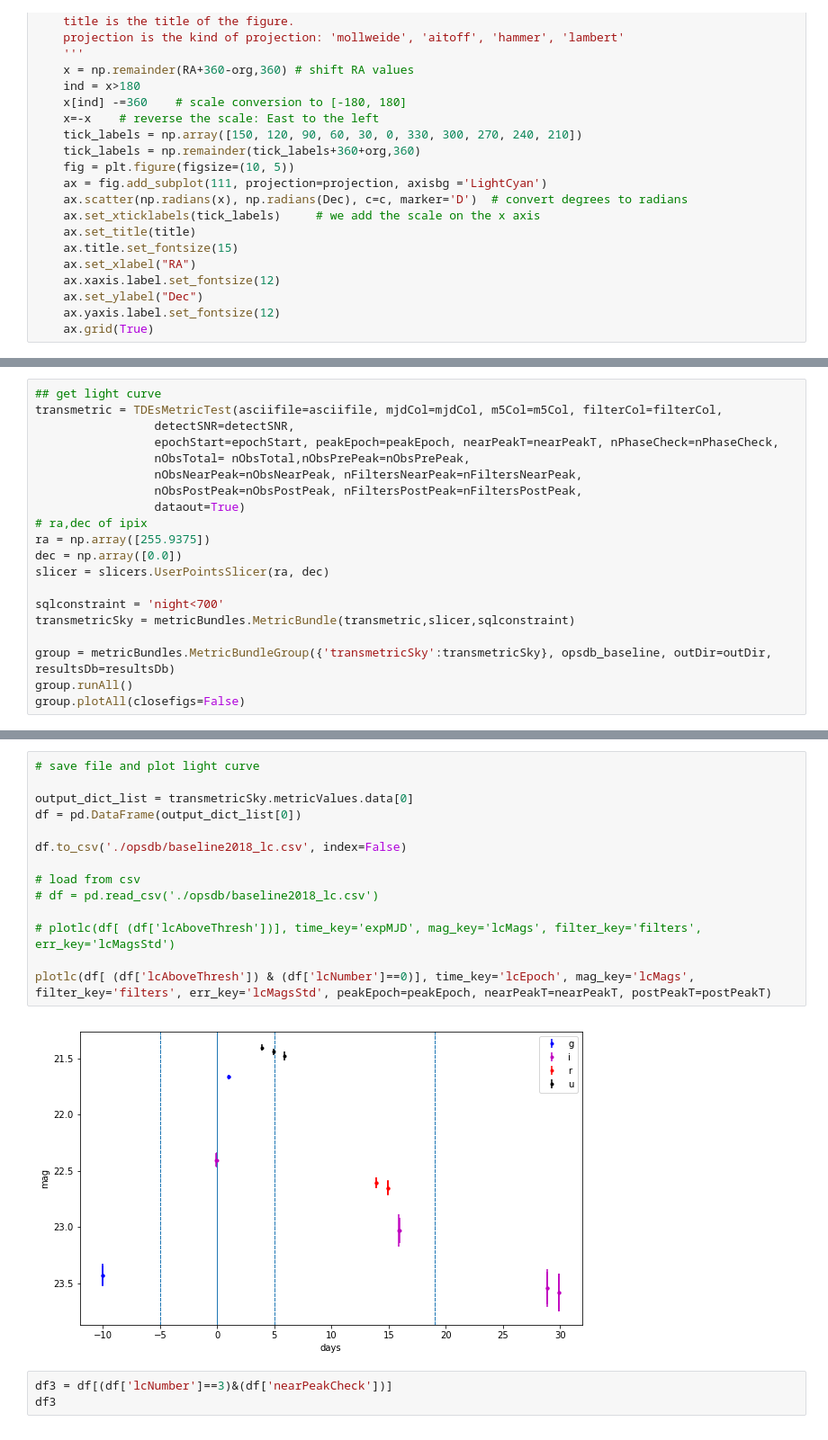
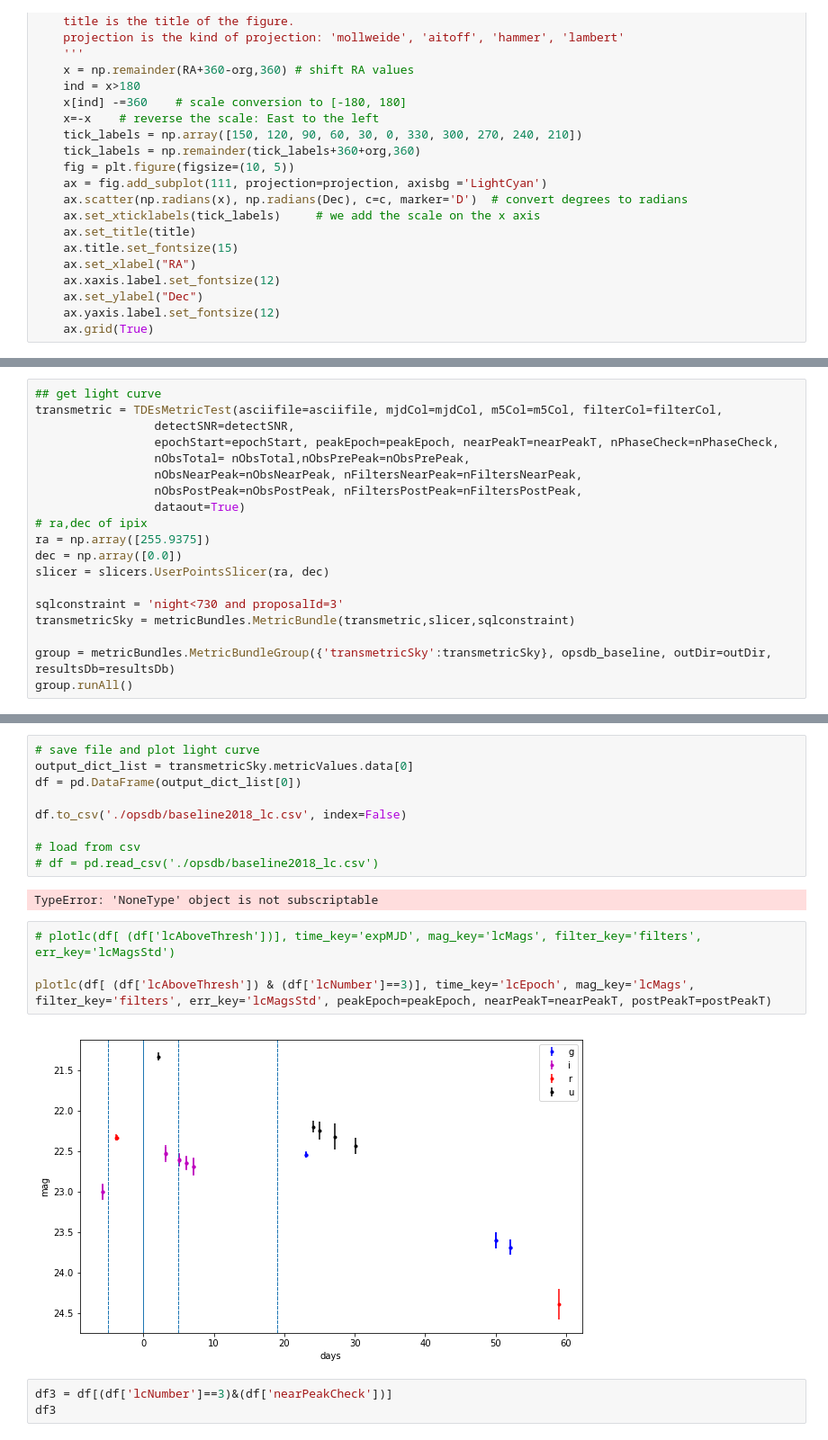
Before and after one commit to xiaolng/maf, a Jupyter notebook: TDEsDb.ipynb, the cells around one changed output, grey strips where cells are left out. Shown: that part at 90% size. Drawn from its saved outputs; the diff is of its cells as text.

```diff
--- a/TDEsDb.ipynb
+++ b/TDEsDb.ipynb
@@ -244,11 +263,10 @@ ra = np.array([255.9375])
 dec = np.array([0.0])
 slicer = slicers.UserPointsSlicer(ra, dec)
 
-sqlconstraint = 'night<700'
+sqlconstraint = 'night<730 and proposalId=3'
 transmetricSky = metricBundles.MetricBundle(transmetric,slicer,sqlconstraint)
 
 group = metricBundles.MetricBundleGroup({'transmetricSky':transmetricSky}, opsdb_baseline, outDir=outDir, resultsDb=resultsDb)
 group.runAll()
-group.plotAll(closefigs=False)
 # %% [output]
 Finish initializing metric
@@ -264,6 +280,5 @@ Plotting complete.
 # %%
 # save file and plot light curve
-
 output_dict_list = transmetricSky.metricValues.data[0]
 df = pd.DataFrame(output_dict_list[0])
 
@@ -271,12 +286,14 @@ df.to_csv('./opsdb/baseline2018_lc.csv', index=False)
 
 # load from csv
 # df = pd.read_csv('./opsdb/baseline2018_lc.csv')
-
-# plotlc(df[ (df['lcAboveThresh'])], time_key='expMJD', mag_key='lcMags', filter_key='filters', err_key='lcMagsStd')
-
-plotlc(df[ (df['lcAboveThresh']) & (df['lcNumber']==0)], time_key='lcEpoch', mag_key='lcMags', filter_key='filters', err_key='lcMagsStd', peakEpoch=peakEpoch, nearPeakT=nearPeakT, postPeakT=postPeakT)
 # %% [output]
-[figure, removed]
+TypeError: 'NoneType' object is not subscriptable
+# %%
+# plotlc(df[ (df['lcAboveThresh'])], time_key='expMJD', mag_key='lcMags', filter_key='filters', err_key='lcMagsStd')
+
+plotlc(df[ (df['lcAboveThresh']) & (df['lcNumber']==3)], time_key='lcEpoch', mag_key='lcMags', filter_key='filters', err_key='lcMagsStd', peakEpoch=peakEpoch, nearPeakT=nearPeakT, postPeakT=postPeakT)
+# %% [output]
+[figure, added]
 # %%
 df3 = df[(df['lcNumber']==3)&(df['nearPeakCheck'])]
 df3
```
Also changed, not shown: parts of 24 cells of this notebook.
